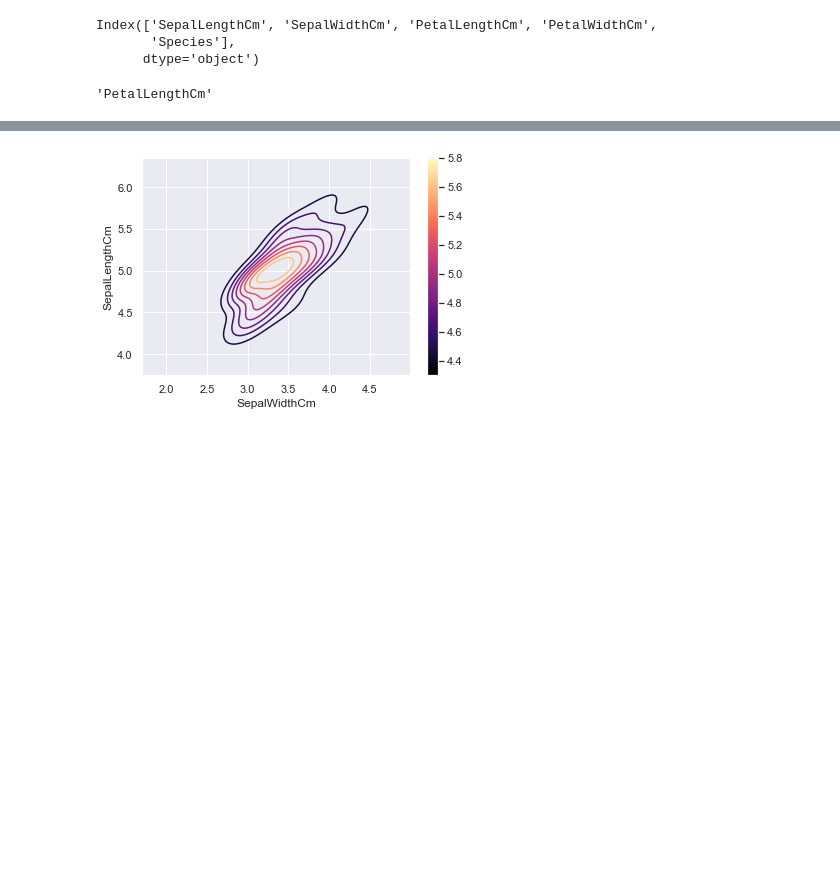
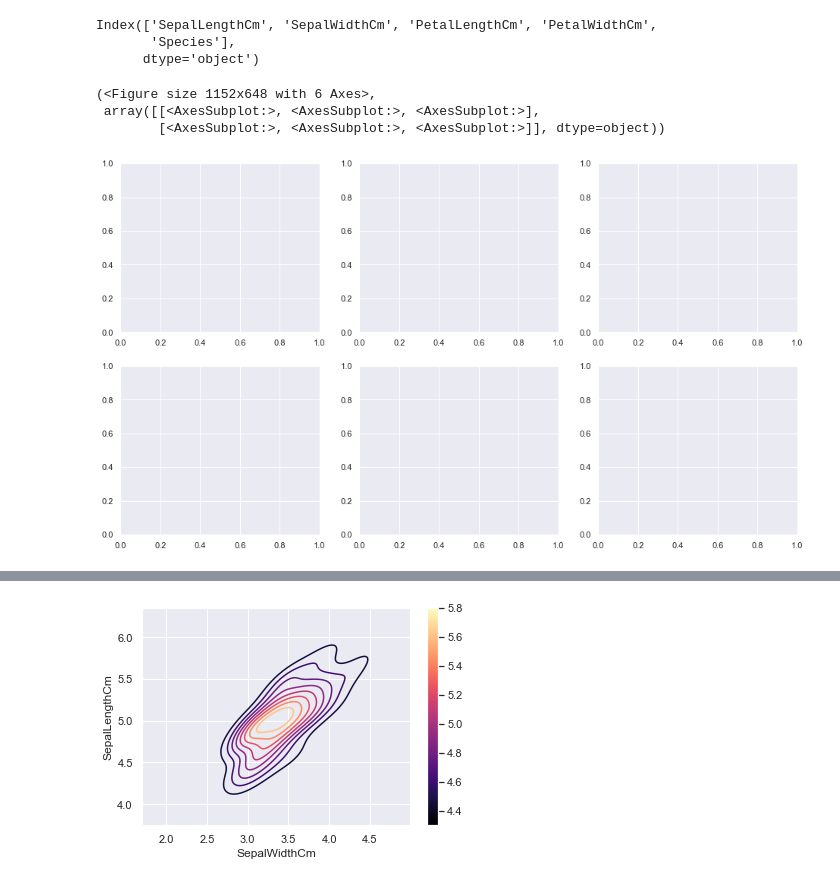
Before and after one commit to hazemMondy/iris, a Jupyter notebook: EDA/EDA.ipynb, the cells around one changed output, grey strips where cells are left out. Cells and saved outputs as stored; diff of their text form; code cells hidden in the pictures; blank space fills up the shorter version.

```diff
--- a/EDA/EDA.ipynb
+++ b/EDA/EDA.ipynb
@@ -103,7 +103,10 @@ palette='RdBu'
 # %%
 setosa_W = df[df.Species=='Iris-setosa'].SepalWidthCm
 setosa_L = df[df.Species=='Iris-setosa'].SepalLengthCm
-# %%
-cols[2]
-# %% [output]
-'PetalLengthCm'
+# %%
+plt.subplots(2,3, figsize=(16,9))
+# %% [output]
+(<Figure size 1152x648 with 6 Axes>,
+ array([[<AxesSubplot:>, <AxesSubplot:>, <AxesSubplot:>],
+        [<AxesSubplot:>, <AxesSubplot:>, <AxesSubplot:>]], dtype=object))
+[figure, added]
```
Also changed, not shown: parts of 3 cells of this notebook.
